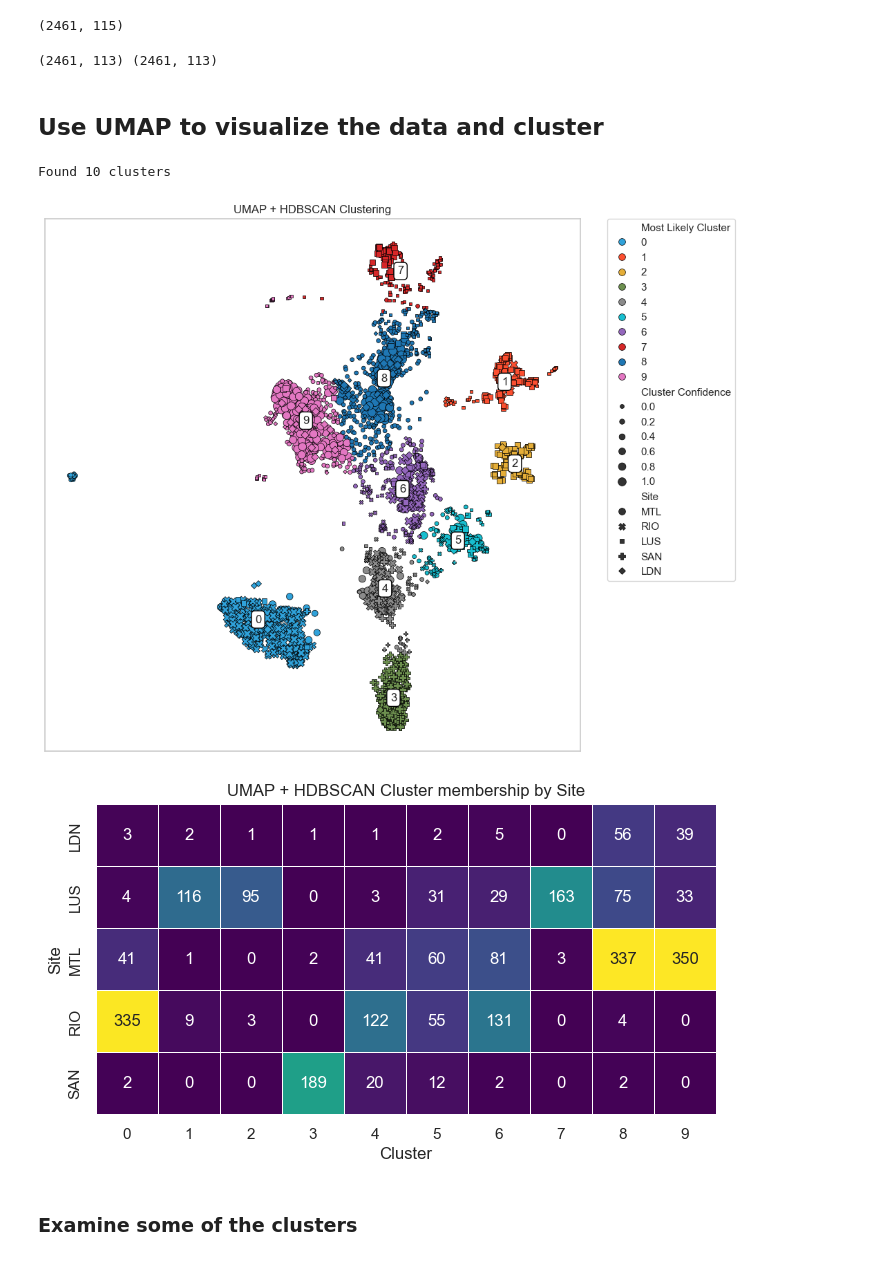
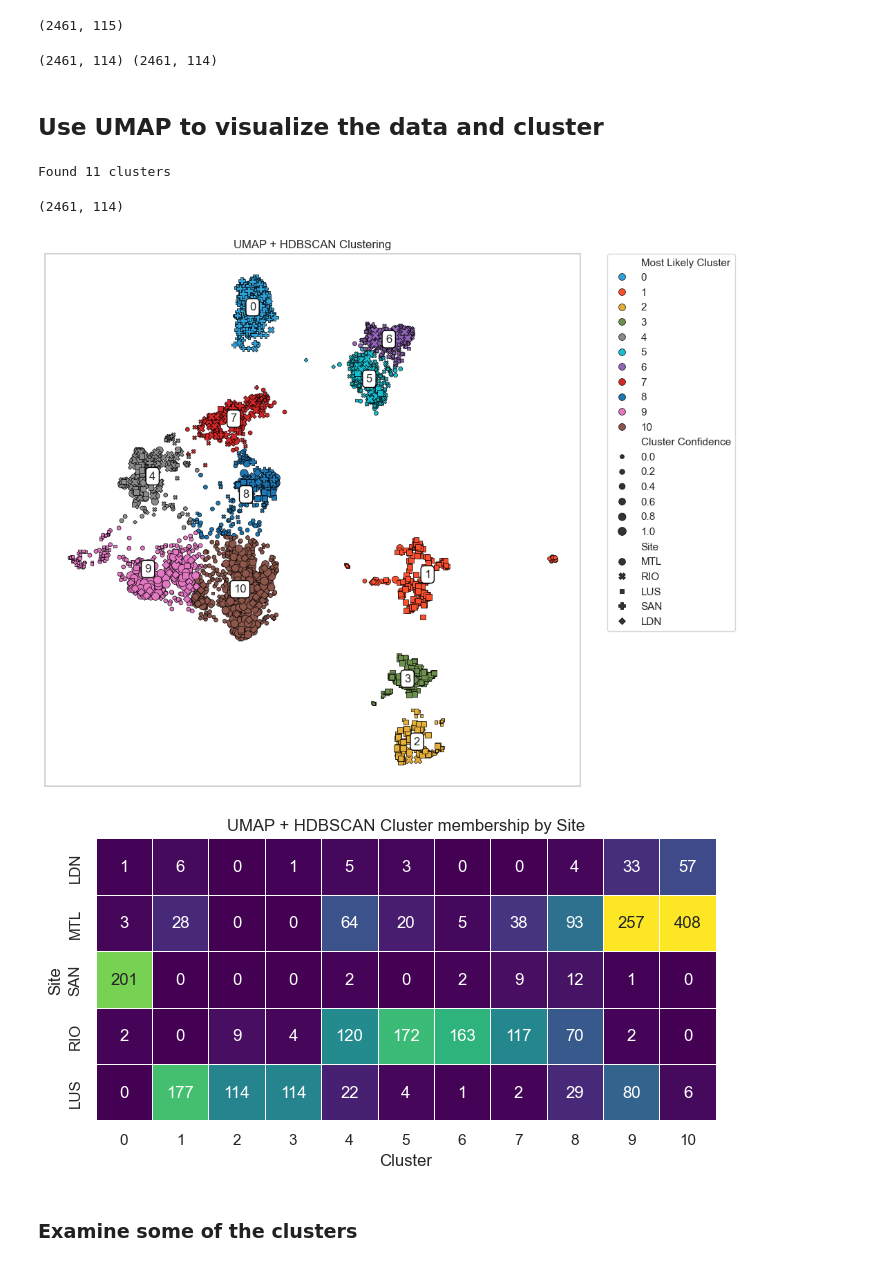
Before and after one commit to davidtweddell/lc_repo, a Jupyter notebook: 04-clustering-2.ipynb, the cells around one changed output. Drawn from its saved outputs; the diff is of its cells as text; code cells hidden in the pictures.

```diff
--- a/04-clustering-2.ipynb
+++ b/04-clustering-2.ipynb
@@ -138,7 +139,10 @@ def plot_centroids(centroids, ax):
 from datasets.arrow_dataset import Dataset
 
 # load the dataset from disk
+ds_all = Dataset.load_from_disk('../lc-project-data/features.arrow')
 ds = Dataset.load_from_disk('../lc-project-data/features.arrow')
+# ds = Dataset.load_from_disk('../lc-project-data/featuresThresAll83.arrow')
+# ds = Dataset.load_from_disk('../lc-project-data/featuresThresAll81.arrow')
 ds
 # %% [output]
 Dataset({
@@ -247,7 +274,11 @@ print(LC_pos_.shape)
 # %%
 # drop the dag and SITE columns - these might guide the clustering algorithm to cluster by site
 
-X = scaler.fit_transform(LC_pos_.drop(columns=['dag', 'SITE']))
+try:
+    X = scaler.fit_transform(LC_pos_.drop(columns=['dag', 'SITE', "__index_level_0__"]))
+except:
+    X = scaler.fit_transform(LC_pos_.drop(columns=['dag', 'SITE']))
+
 
 # the clustering algorithms depend on the data being complete
 # if we drop NAs, then there are only 3 records from LUS left
@@ -259,7 +290,7 @@ X.fillna(0, inplace = True)
 X_ref = deepcopy(X)
 print(X.shape, X_ref.shape)
 # %% [output]
-(2461, 113) (2461, 113)
+(2461, 114) (2461, 114)
 # %% [markdown]
 ## Use UMAP to visualize the data and cluster
 # %%
@@ -302,7 +333,7 @@ cluster_labels = np.argmax(cvec, axis = 1)
 
 print(f"Found {len(np.unique(cluster_labels))} clusters")
 # %% [output]
-Found 10 clusters
+Found 11 clusters
 # %%
 # # make a plotting dataframe
 sites = LC_pos_["dag"].map(site_name_dict)
@@ -314,6 +345,10 @@ umap_centroids = make_centroids(umap_embeddings, cluster_labels)
 # # make a list of colours, desaturated by the probability of the cluster
 plot_df["colour"] = plot_df["Cluster"].map(palette_dict)
 plot_df["colour"] = plot_df["colour"].apply(lambda x: mc.to_rgba(x, alpha = 0.5))
+# %%
+X.shape
+# %% [output]
+(2461, 114)
 # %%
 plot_clusters(plot_df, umap_centroids, title = "UMAP + HDBSCAN Clustering")
 
@@ -322,7 +357,7 @@ p = f"{figdir}/{fn}"
 
 plt.savefig(p, dpi = 300, bbox_inches = 'tight')
 # %% [output]
-[figure, old version]
+[figure, new version]
 # %%
 # # another way - cluster first in high-dim space, then reduce to 2D
 
@@ -351,27 +386,30 @@ plt.savefig(p, dpi = 300, bbox_inches = 'tight')
 # %%
 # augment the LCPOS with the cluster labels
 LC_pos_.loc[X.index, "cluster"] = plot_df["Most Likely Cluster"]
 
 cluster_by_site = LC_pos_.groupby("cluster")["SITE"].value_counts().unstack().T
 cluster_by_site = cluster_by_site.fillna(0).astype(int)
 cluster_by_site.columns = cluster_by_site.columns.astype(int)
+cluster_by_site = cluster_by_site.loc[site_name_dict.values()]
+
 
 fig, ax = plt.subplots(figsize=(8,8))
 
 sns.heatmap(cluster_by_site, robust = True, ax = ax, annot = True, fmt = "d", cmap = "viridis", square = True, linewidths = 0.5, linecolor = "w", cbar = False)
 
 # rename axis labels
 plt.xlabel("Cluster")
 plt.ylabel("Site")
 
+
 plt.title("UMAP + HDBSCAN Cluster membership by Site")
 
 fn = "cluster-membership-umap.png"
 p = f"{figdir}/{fn}"
 
 plt.savefig(p, dpi = 300, bbox_inches = 'tight')
 # %% [output]
-[figure, old version]
+[figure, new version]
 # %% [markdown]
 ### Examine some of the clusters
 # %%
```
Also changed, not shown: parts of 24 cells of this notebook.
